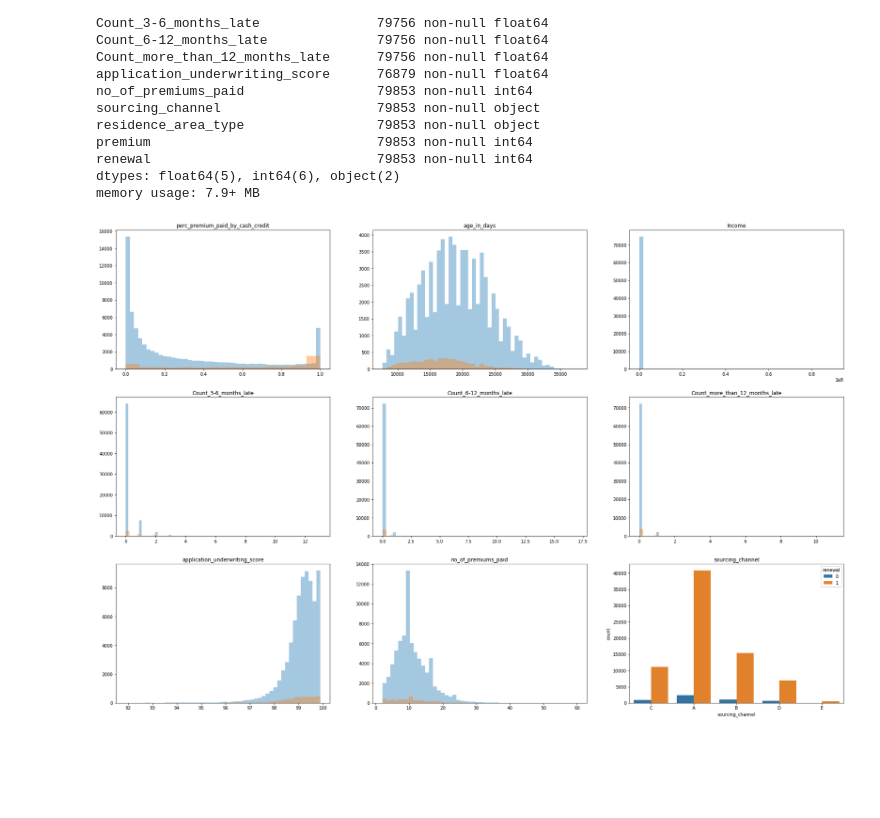
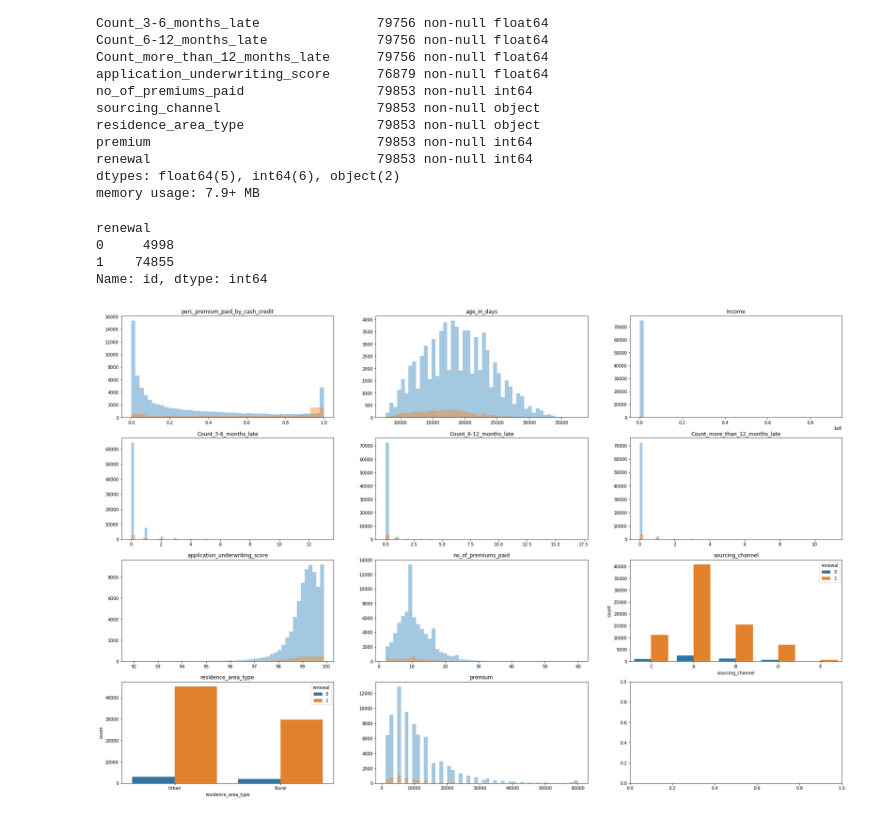
Before and after one commit to JMistral/McKinsey_Hackathon_july, a Jupyter notebook: 1-EDA_preprocessing.ipynb, the cells around one changed output. Saved outputs shown, nothing was run; the diff lists cells and outputs as text; code cells hidden in the pictures; blank space fills up the shorter version.

```diff
--- a/1-EDA_preprocessing.ipynb
+++ b/1-EDA_preprocessing.ipynb
@@ -31,24 +31,32 @@ premium                             79853 non-null int64
 renewal                             79853 non-null int64
 dtypes: float64(5), int64(6), object(2)
 memory usage: 7.9+ MB
+# %%
+# check target variable distribution (binary classification)
+df_train_raw.groupby('renewal').id.count()
+# %% [output]
+renewal
+0     4998
+1    74855
+Name: id, dtype: int64
 # %%
 # 2 categorical and 11 numerical predictors
 
 df_train = df_train_raw.set_index('id')
-X_train = df_train_raw.drop(['renewal'], 1)
+X_train = df_train.drop(['renewal'], 1)
 
-fig, axes = plt.subplots(len(df_train.drop('renewal',1).columns)//3, 3, figsize=(30, 20))
+fig, axes = plt.subplots(len(df_train.drop('renewal',1).columns)//3+1, 3, figsize=(30, 20))
 for col, axis in zip(df_train.drop('renewal',1).columns, axes.flatten()):
     df_temp = df_train[[col,'renewal']].dropna()
     if isinstance(df_temp[col].values[0], str):
         sns.countplot(x=col, hue="renewal", data=df_temp, ax = axis)
         axis.set_title(col)
     else:
         stroke_ = df_temp[df_temp['renewal']>0]
         nonstroke_ = df_temp[df_temp['renewal']==0]
         for a in [stroke_, nonstroke_]:
             sns.distplot(a[col].values, ax=axis, kde=False)
         axis.set_title(col)
 plt.show()
 # %% [output]
-[figure, old version]
+[figure, new version]
```
Also changed, not shown: parts of 9 cells of this notebook.
